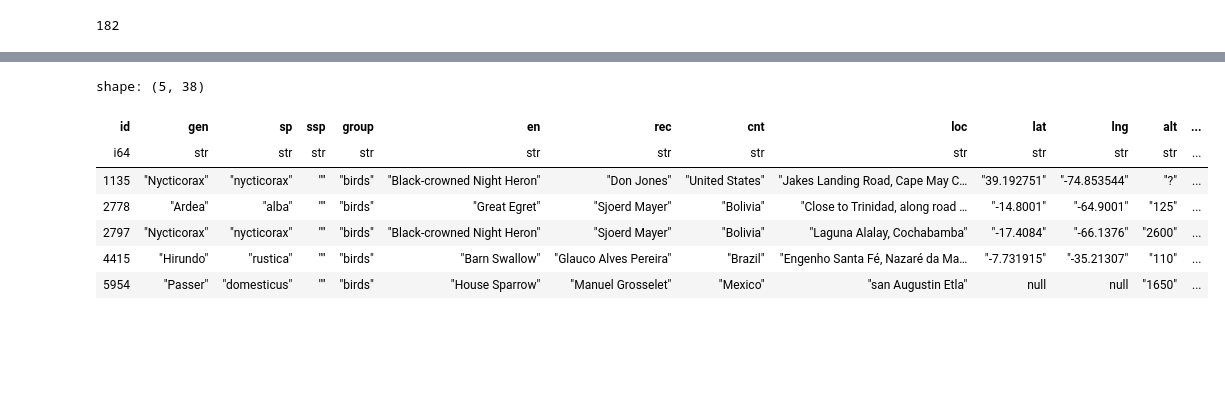
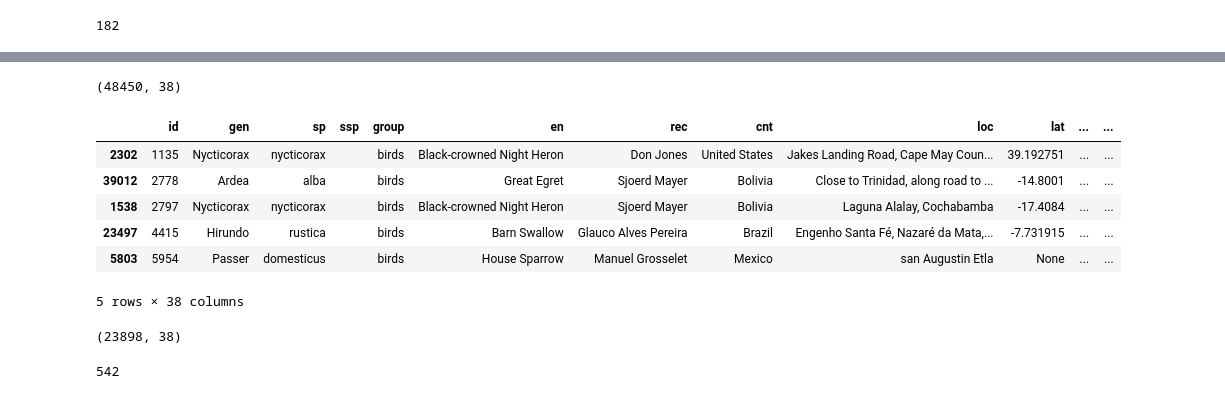
Before and after one commit to TeamEpochGithub/iv-q4-birdclef-2024, a Jupyter notebook: notebooks/scrape_xeno_canto.ipynb, the cells around one changed output, grey strips where cells are left out. Drawn from its saved outputs; the diff is of its cells as text; code cells hidden in the pictures; blank space fills up the shorter version.

Commit message:
Finish scraping Xeno-Canto notebook

```diff
--- a/notebooks/scrape_xeno_canto.ipynb
+++ b/notebooks/scrape_xeno_canto.ipynb
@@ -63,9 +52,7 @@ According to the [Xeno Canto API documentation](https://xeno-canto.org/help/sear
 This means that we will retrieve too much metadata at once, but it makes less requests to the Xeno Canto API.
 We can filter the metadata later on.
 # %%
-import polars as pl
-
-species = pl.read_csv(RAW_TRAIN_METADATA_PATH)["scientific_name"].unique()
+species = pd.read_csv(RAW_TRAIN_METADATA_PATH)["scientific_name"].unique()
 len(species)
 # %% [output]
 182
@@ -149,30 +138,41 @@ JSON: TypeAlias = Mapping[str, "JSON"] | Sequence["JSON"] | str | int | float |
 #     recordings: Sequence[XenoCantoAPIRecording]
 # %%
 # Once all the metadata has been retrieved, we merge all pages within a species and store all the recordings metadata in a dataframe
-import itertools
-import json
-
 def merge_pages(name: str) -> list[JSON]:
     files = list((Path("dataset/metadata/") / name.replace(' ', '')).glob("*.json"))
     pages = [{}] * (len(files))
     for i, file in enumerate(files):
         with open(file, "r") as f:
             page: JSON = json.load(f)
             pages[i] = page
     return list(itertools.chain.from_iterable([page["recordings"] for page in pages]))
 
-meta_dataframe = pl.DataFrame(list(itertools.chain.from_iterable([merge_pages(name) for name in species]))).cast(dtypes={"id": int}).sort(by="id")
-meta_dataframe.to_pandas().to_csv("dataset/metadata.csv", index=False)
+records = list(itertools.chain.from_iterable([merge_pages(name) for name in species]))
+meta_dataframe = pd.DataFrame(records).astype({"id": int}).sort_values(by="id")
+meta_dataframe.to_csv("dataset/metadata.csv", index=False)
 meta_dataframe.head(5)
 # %% [output]
-shape: (5, 38)
+(48450, 38)
-| id | gen | sp | ssp | group | en | rec | cnt | loc | lat | lng | alt | ... |
-| i64 | str | str | str | str | str | str | str | str | str | str | str | ... |
-| 1135 | "Nycticorax" | "nycticorax" | "" | "birds" | "Black-crowned Night Heron" | "Don Jones" | "United States" | "Jakes Landing Road, Cape May C… | "39.192751" | "-74.853544" | "?" | ... |
-| 2778 | "Ardea" | "alba" | "" | "birds" | "Great Egret" | "Sjoerd Mayer" | "Bolivia" | "Close to Trinidad, along road … | "-14.8001" | "-64.9001" | "125" | ... |
-| 2797 | "Nycticorax" | "nycticorax" | "" | "birds" | "Black-crowned Night Heron" | "Sjoerd Mayer" | "Bolivia" | "Laguna Alalay, Cochabamba" | "-17.4084" | "-66.1376" | "2600" | ... |
-| 4415 | "Hirundo" | "rustica" | "" | "birds" | "Barn Swallow" | "Glauco Alves Pereira" | "Brazil" | "Engenho Santa Fé, Nazaré da Ma… | "-7.731915" | "-35.21307" | "110" | ... |
-| 5954 | "Passer" | "domesticus" | "" | "birds" | "House Sparrow" | "Manuel Grosselet" | "Mexico" | "san Augustin Etla" | null | null | "1650" | ... |
+|  | id | gen | sp | ssp | group | en | rec | cnt | loc | lat | ... | ... |
+| 2302 | 1135 | Nycticorax | nycticorax |  | birds | Black-crowned Night Heron | Don Jones | United States | Jakes Landing Road, Cape May Coun... | 39.192751 | ... | ... |
+| 39012 | 2778 | Ardea | alba |  | birds | Great Egret | Sjoerd Mayer | Bolivia | Close to Trinidad, along road to ... | -14.8001 | ... | ... |
+| 1538 | 2797 | Nycticorax | nycticorax |  | birds | Black-crowned Night Heron | Sjoerd Mayer | Bolivia | Laguna Alalay, Cochabamba | -17.4084 | ... | ... |
+| 23497 | 4415 | Hirundo | rustica |  | birds | Barn Swallow | Glauco Alves Pereira | Brazil | Engenho Santa Fé, Nazaré da Mata,... | -7.731915 | ... | ... |
+| 5803 | 5954 | Passer | domesticus |  | birds | House Sparrow | Manuel Grosselet | Mexico | san Augustin Etla | None | ... | ... |
+5 rows × 38 columns
 # %%
 # Match the metadata with the recordings in our dataset
-ids = pl.read_csv(RAW_TRAIN_METADATA_PATH)["url"].str.split("/").list.last().cast(int)
+ids = pd.read_csv(RAW_TRAIN_METADATA_PATH)["url"].str.split("/").str.get(-1).astype(int).to_list()
+metadata = pd.read_csv("dataset/metadata.csv")
+
+train_metadata_xc = metadata[metadata["id"].isin(ids)]
+train_metadata_xc.to_csv("dataset/train_metadata_xc.csv", index=False)
+train_metadata_xc.shape
+# %% [output]
+(23898, 38)
+# %%
+# Check missing ids; Some recordings have been removed from Xeno-Canto, so they are not in the metadata
+missing_ids = set(ids) - set(train_metadata_xc["id"])
+len(missing_ids)
+# %% [output]
+542
```
Also changed, not shown: parts of 4 cells of this notebook.
